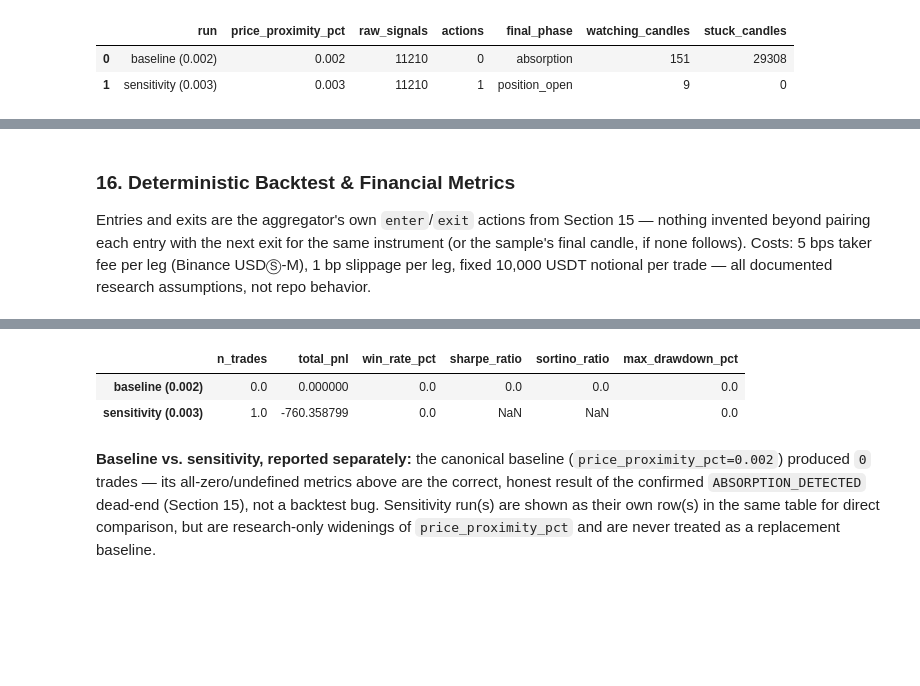
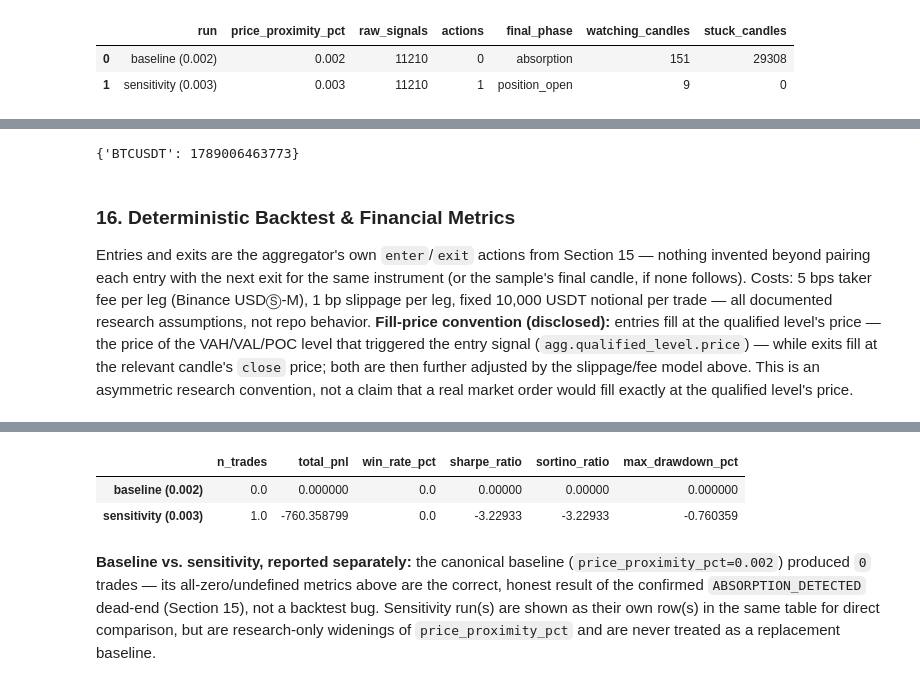
Before and after one commit to engr-bobet-14/orderflow-analysis-pro, a Jupyter notebook: notebook/01_orderflow_trading_strategy [baseline].ipynb, the cells around one changed output, grey strips where cells are left out. Saved outputs shown, nothing was run; the diff lists cells and outputs as text; code cells hidden in the pictures; blank space fills up the shorter version.

```diff
--- a/notebook/01_orderflow_trading_strategy [baseline].ipynb
+++ b/notebook/01_orderflow_trading_strategy [baseline].ipynb
@@ -683,6 +683,7 @@ def run_pipeline_replay(
         "raw_signals": raw_signals,
         "actions": actions,
         "phase_trace": phase_trace,
+        "aggregator": agg,
     }
 # %%
 # Canonical baseline: wrap Part I's Section 11 result — do NOT re-run it.
@@ -730,7 +755,15 @@ This is a **sensitivity result on a single historical sample**, not a revision o
+# %%
+# Forensic evidence for the wall-clock cooldown artifact described above:
+# the aggregator only ever recorded ONE signal timestamp (the entry) for the
+# whole 0.003 sensitivity run — consistent with every later signal in that
+# same execution being cooldown-blocked before it could reach the state machine.
+SENSITIVITY_RESULTS[0.003]["aggregator"]._last_signal_time
+# %% [output]
+{'BTCUSDT': 1789006463773}
 # %% [markdown]
 ### 16. Deterministic Backtest & Financial Metrics
 
-Entries and exits are the aggregator's own `enter`/`exit` actions from Section 15 — nothing invented beyond pairing each entry with the next exit for the same instrument (or the sample's final candle, if none follows). Costs: 5 bps taker fee per leg (Binance USDⓈ-M), 1 bp slippage per leg, fixed 10,000 USDT notional per trade — all documented research assumptions, not repo behavior.
+Entries and exits are the aggregator's own `enter`/`exit` actions from Section 15 — nothing invented beyond pairing each entry with the next exit for the same instrument (or the sample's final candle, if none follows). Costs: 5 bps taker fee per leg (Binance USDⓈ-M), 1 bp slippage per leg, fixed 10,000 USDT notional per trade — all documented research assumptions, not repo behavior. **Fill-price convention (disclosed):** entries fill at the qualified level's price — the price of the VAH/VAL/POC level that triggered the entry signal (`agg.qualified_level.price`) — while exits fill at the relevant candle's `close` price; both are then further adjusted by the slippage/fee model above. This is an asymmetric research convention, not a claim that a real market order would fill exactly at the qualified level's price.
 # %%
 TAKER_FEE_BPS = 5.0
 SLIPPAGE_BPS = 1.0
@@ -815,37 +848,42 @@ def compute_financial_metrics(trades: pd.DataFrame, initial_capital: float = 100
     if trades.empty:
         return {
             "n_trades": 0,
             "total_pnl": 0.0,
             "win_rate_pct": 0.0,
             "sharpe_ratio": 0.0,
             "sortino_ratio": 0.0,
             "max_drawdown_pct": 0.0,
         }
 
-    equity = initial_capital + trades.sort_values("exit_time")["net_pnl"].cumsum()
-    equity.index = pd.DatetimeIndex(trades.sort_values("exit_time")["exit_time"])
+    sorted_trades = trades.sort_values("exit_time")
+    start_ts = pd.Timestamp(CANDLES[0].timestamp_ms, unit="ms", tz="UTC")
+    equity_index = pd.DatetimeIndex([start_ts]).append(pd.DatetimeIndex(sorted_trades["exit_time"]))
+    equity = pd.Series(
+        [initial_capital] + list(initial_capital + sorted_trades["net_pnl"].cumsum()),
+        index=equity_index,
+    )
     daily_equity = equity.resample("1D").last().ffill()
     daily_returns = daily_equity.pct_change().fillna(0.0)
 
     wins = trades.loc[trades["net_pnl"] > 0]
     cumulative_index = (1 + daily_returns).cumprod()
 
     return {
         "n_trades": int(len(trades)),
         "total_pnl": float(trades["net_pnl"].sum()),
         "win_rate_pct": float(len(wins)) / len(trades) * 100.0,
         "sharpe_ratio": float(qs.stats.sharpe(daily_returns, periods=ANNUALIZATION_PERIODS)),
         "sortino_ratio": float(qs.stats.sortino(daily_returns, periods=ANNUALIZATION_PERIODS)),
         "max_drawdown_pct": float(qs.stats.max_drawdown(cumulative_index)) * 100.0,
     }
 
 
 METRICS_BY_RUN = {name: compute_financial_metrics(ledger) for name, ledger in TRADE_LEDGERS.items()}
 pd.DataFrame(METRICS_BY_RUN).T
 # %% [output]
 |  | n_trades | total_pnl | win_rate_pct | sharpe_ratio | sortino_ratio | max_drawdown_pct |
-| baseline (0.002) | 0.0 | 0.000000 | 0.0 | 0.0 | 0.0 | 0.0 |
-| sensitivity (0.003) | 1.0 | -760.358799 | 0.0 | NaN | NaN | 0.0 |
+| baseline (0.002) | 0.0 | 0.000000 | 0.0 | 0.00000 | 0.00000 | 0.000000 |
+| sensitivity (0.003) | 1.0 | -760.358799 | 0.0 | -3.22933 | -3.22933 | -0.760359 |
 # %% [markdown]
 **Baseline vs. sensitivity, reported separately:** the canonical baseline (`price_proximity_pct=0.002`) produced `0` trades — its all-zero/undefined metrics above are the correct, honest result of the confirmed `ABSORPTION_DETECTED` dead-end (Section 15), not a backtest bug. Sensitivity run(s) are shown as their own row(s) in the same table for direct comparison, but are research-only widenings of `price_proximity_pct` and are never treated as a replacement baseline.
 # %% [markdown]
```
Also changed, not shown: parts of 6 cells of this notebook.
